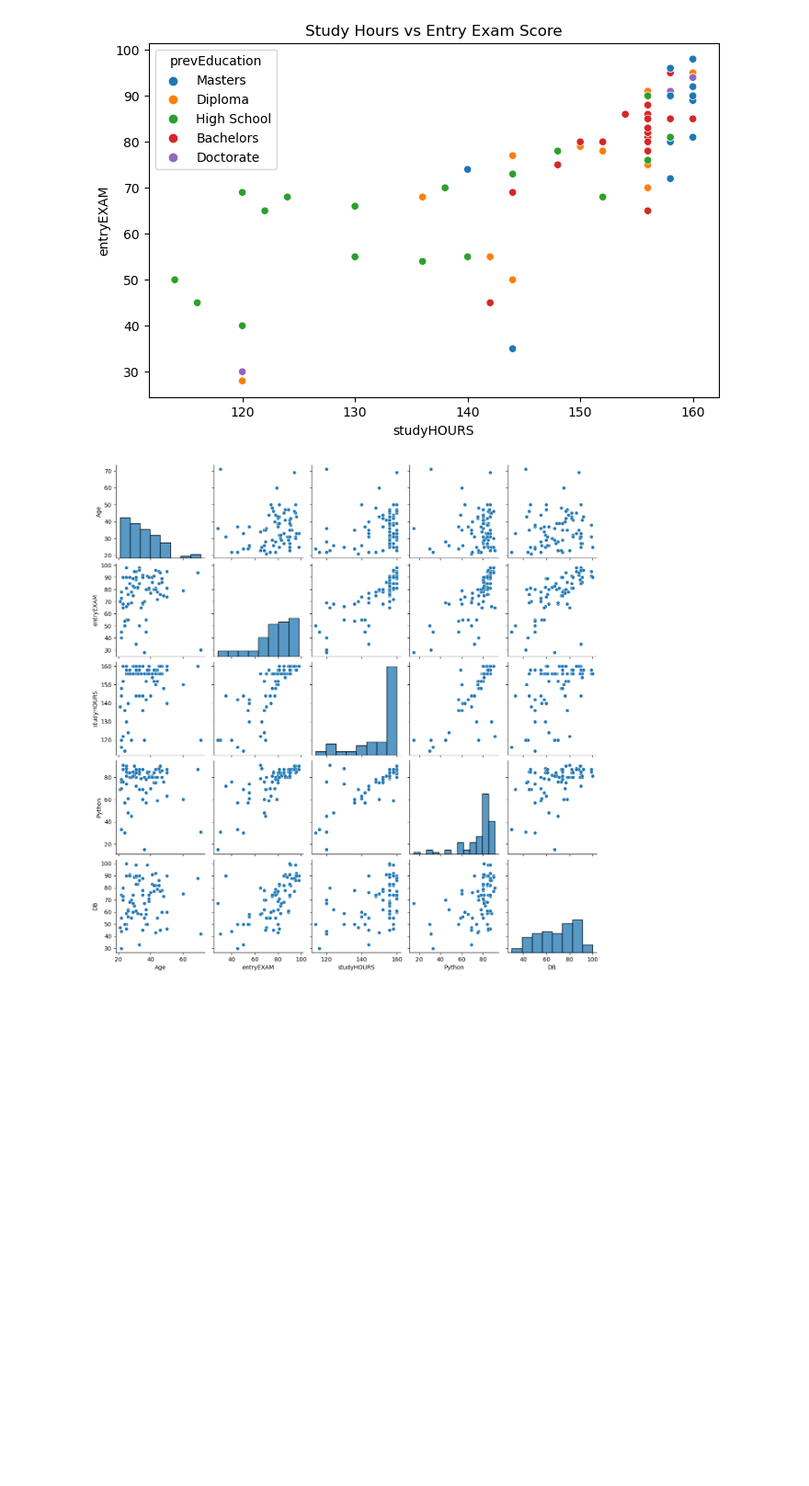
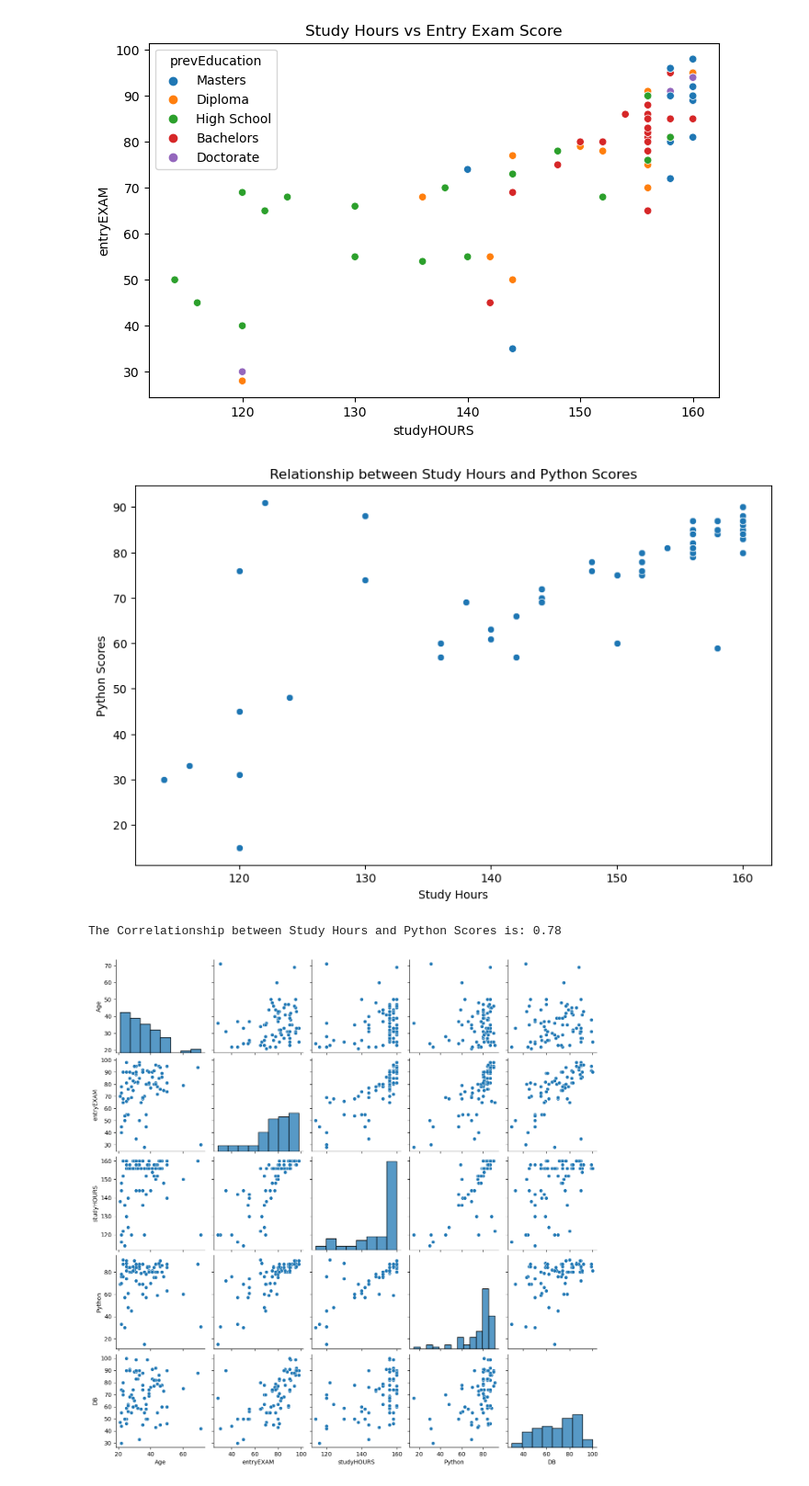
Before and after one commit to sajjadkhazaei/students_performance, a Jupyter notebook: main.ipynb, the cells around one changed output. Shown: that part at 92% size. Drawn from its saved outputs; the diff is of its cells as text; code cells hidden in the pictures; blank space fills up the shorter version.

```diff
--- a/main.ipynb
+++ b/main.ipynb
@@ -320,6 +321,25 @@ plt.title("Study Hours vs Entry Exam Score")
 plt.show()
 # %% [output]
 [figure]
+# %%
+import matplotlib.pyplot as plt
+import seaborn as sns
+
+# Scatter plot to show relationship
+plt.figure(figsize=(10,6))
+sns.scatterplot(x=df['studyHOURS'], y=df['Python'])
+plt.title("Relationship between Study Hours and Python Scores")
+plt.xlabel("Study Hours")
+plt.ylabel("Python Scores")
+plt.show()
+
+# Correlation coefficient
+correlation = df['studyHOURS'].corr(df['Python'])
+
+print(f'The Correlationship between Study Hours and Python Scores is: {correlation:.2f}')
+# %% [output]
+[figure, added]
+The Correlationship between Study Hours and Python Scores is: 0.78
 # %%
 # Pair Plot to examine relationships among numeric variables
 sns.pairplot(numerical_columns)
```
Also changed, not shown: parts of 14 cells of this notebook.
